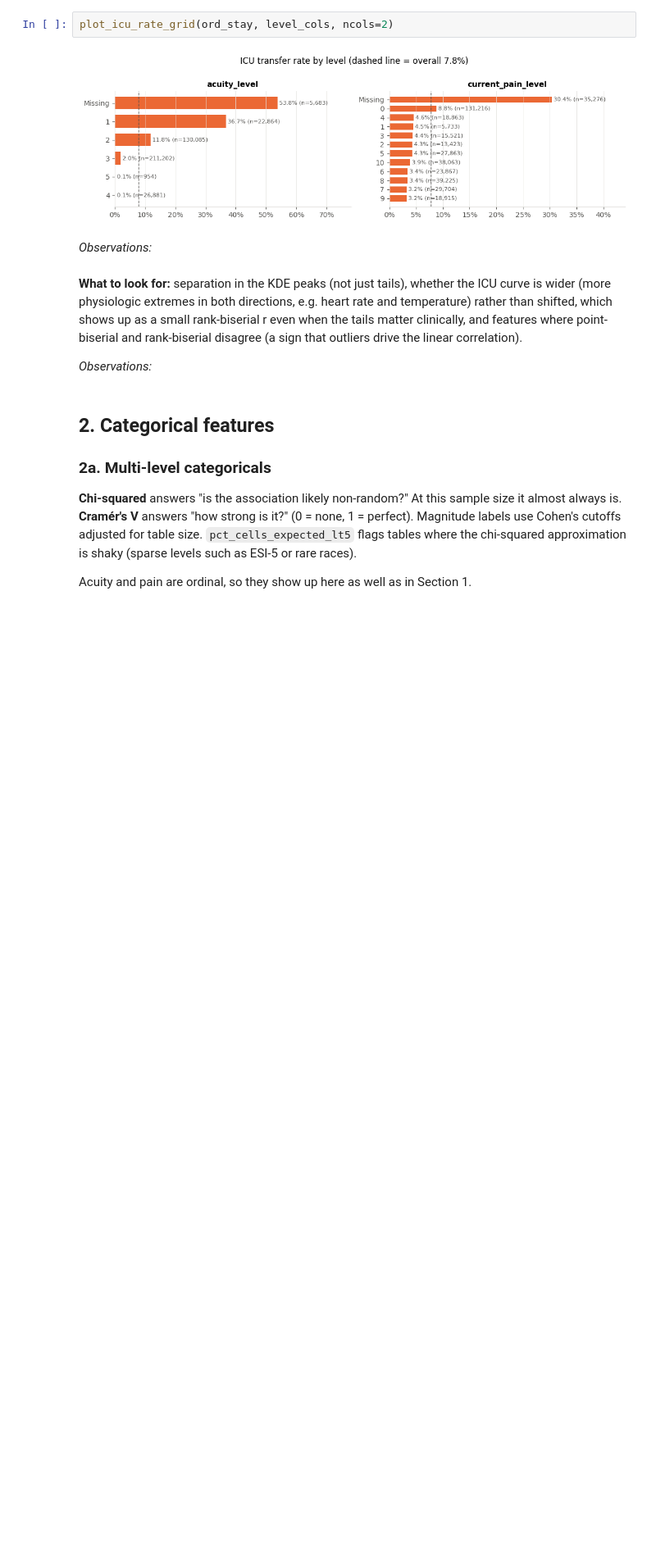
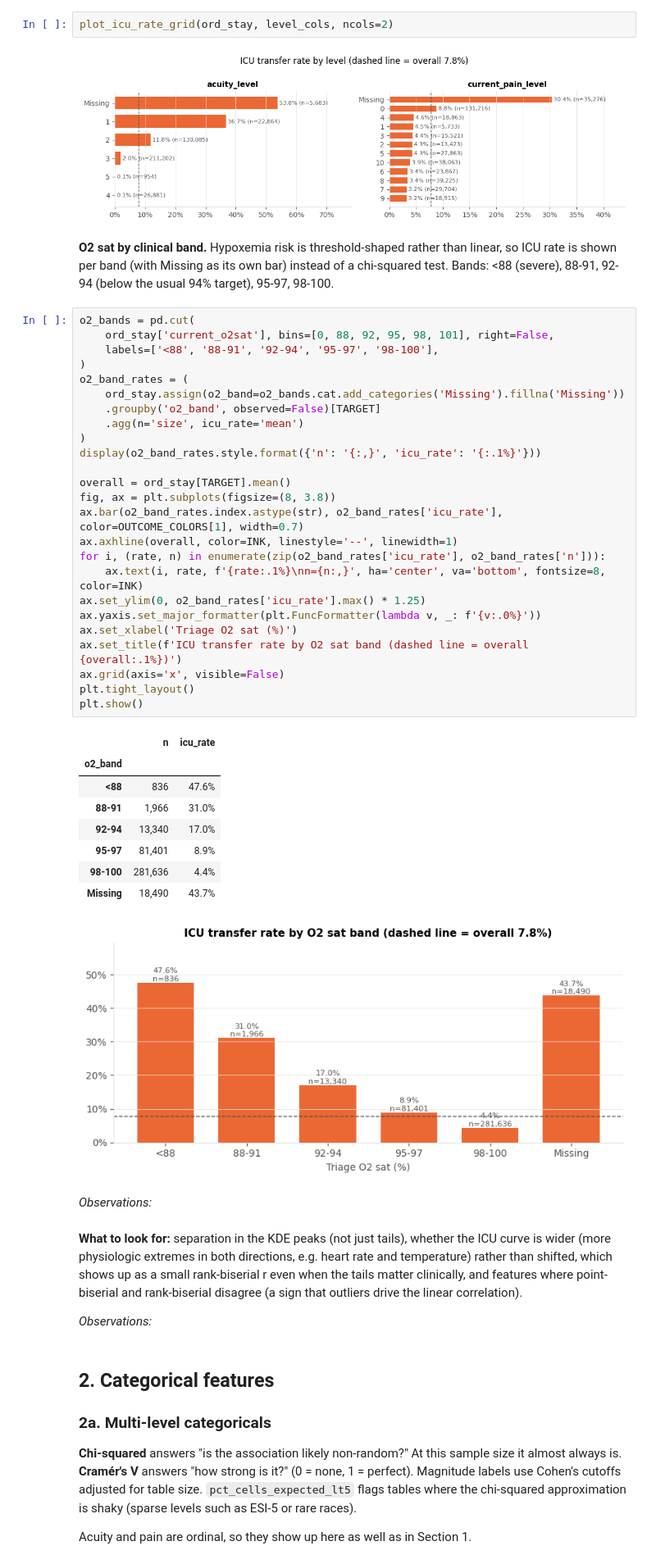
Before and after one commit to tkbarb10/ADS599-Capstone, a Jupyter notebook: eda/test.ipynb, the cells around one changed output. Shown at 82% size. Saved outputs shown, nothing was run; the diff lists cells and outputs as text; blank space fills up the shorter version.

```diff
--- a/eda/test.ipynb
+++ b/eda/test.ipynb
@@ -616,6 +630,43 @@ baselines.style.format({'n': '{:,}', 'icu_rate': '{:.3f}', 'roc_auc': '{:.3f}',
 plot_icu_rate_grid(ord_stay, level_cols, ncols=2)
 # %% [output]
 [figure]
+# %% [markdown]
+**O2 sat by clinical band.** Hypoxemia risk is threshold-shaped rather than linear, so ICU rate is shown per band (with Missing as its own bar) instead of a chi-squared test. Bands: <88 (severe), 88-91, 92-94 (below the usual 94% target), 95-97, 98-100.
+# %%
+o2_bands = pd.cut(
+    ord_stay['current_o2sat'], bins=[0, 88, 92, 95, 98, 101], right=False,
+    labels=['<88', '88-91', '92-94', '95-97', '98-100'],
+)
+o2_band_rates = (
+    ord_stay.assign(o2_band=o2_bands.cat.add_categories('Missing').fillna('Missing'))
+    .groupby('o2_band', observed=False)[TARGET]
+    .agg(n='size', icu_rate='mean')
+)
+display(o2_band_rates.style.format({'n': '{:,}', 'icu_rate': '{:.1%}'}))
+
+overall = ord_stay[TARGET].mean()
+fig, ax = plt.subplots(figsize=(8, 3.8))
+ax.bar(o2_band_rates.index.astype(str), o2_band_rates['icu_rate'], color=OUTCOME_COLORS[1], width=0.7)
+ax.axhline(overall, color=INK, linestyle='--', linewidth=1)
+for i, (rate, n) in enumerate(zip(o2_band_rates['icu_rate'], o2_band_rates['n'])):
+    ax.text(i, rate, f'{rate:.1%}\nn={n:,}', ha='center', va='bottom', fontsize=8, color=INK)
+ax.set_ylim(0, o2_band_rates['icu_rate'].max() * 1.25)
+ax.yaxis.set_major_formatter(plt.FuncFormatter(lambda v, _: f'{v:.0%}'))
+ax.set_xlabel('Triage O2 sat (%)')
+ax.set_title(f'ICU transfer rate by O2 sat band (dashed line = overall {overall:.1%})')
+ax.grid(axis='x', visible=False)
+plt.tight_layout()
+plt.show()
+# %% [output]
+|  | n | icu_rate |
+| o2_band |  |  |
+| <88 | 836 | 47.6% |
+| 88-91 | 1,966 | 31.0% |
+| 92-94 | 13,340 | 17.0% |
+| 95-97 | 81,401 | 8.9% |
+| 98-100 | 281,636 | 4.4% |
+| Missing | 18,490 | 43.7% |
+[figure, added]
 # %% [markdown]
 _Observations:_
 # %% [markdown]
```
Also changed, not shown: parts of 22 cells of this notebook.
